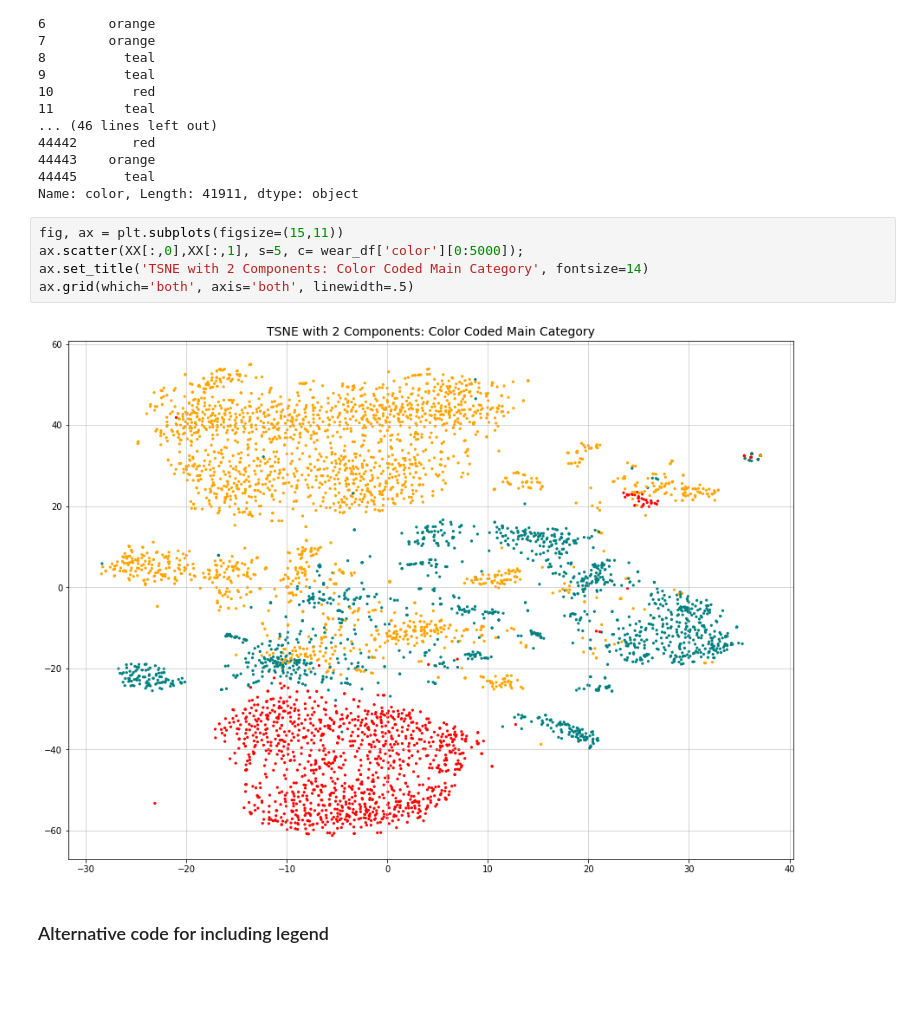
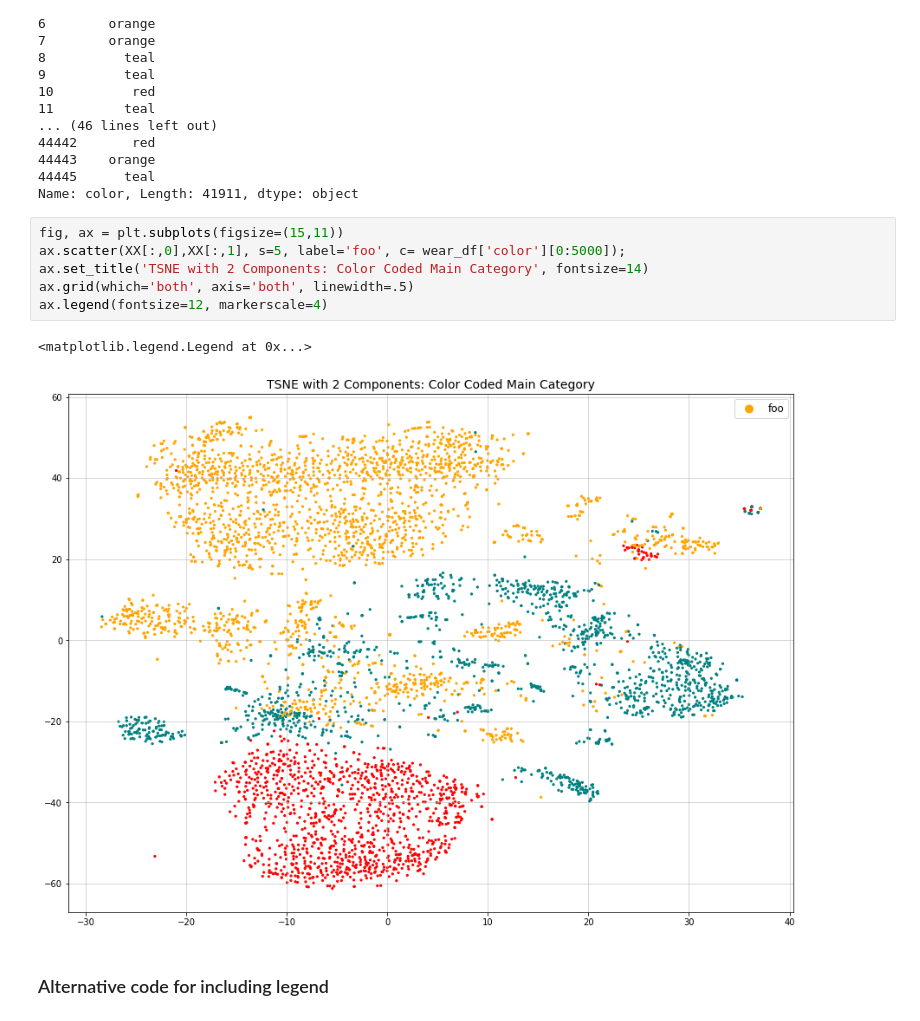
Before and after one commit to kellystroh/Clothing-Classification, a Jupyter notebook: notebooks/TSNE.ipynb, the cells around one changed output. Cells and saved outputs as stored; diff of their text form; blank space fills up the shorter version.

```diff
--- a/notebooks/TSNE.ipynb
+++ b/notebooks/TSNE.ipynb
@@ -53,11 +57,13 @@ See the caveats in the documentation: http://pandas.pydata.org/pandas-docs/stabl
 Name: color, Length: 41911, dtype: object
 # %%
 fig, ax = plt.subplots(figsize=(15,11))
-ax.scatter(XX[:,0],XX[:,1], s=5, c= wear_df['color'][0:5000]);
+ax.scatter(XX[:,0],XX[:,1], s=5, label='foo', c= wear_df['color'][0:5000]);
 ax.set_title('TSNE with 2 Components: Color Coded Main Category', fontsize=14)
 ax.grid(which='both', axis='both', linewidth=.5)
+ax.legend(fontsize=12, markerscale=4)
 # %% [output]
+<matplotlib.legend.Legend at 0x...>
-[figure, old version]
+[figure, new version]
 # %% [markdown]
 ### Alternative code for including legend
 # %%
```
Also changed, not shown: parts of 2 cells of this notebook, 5 other files.
